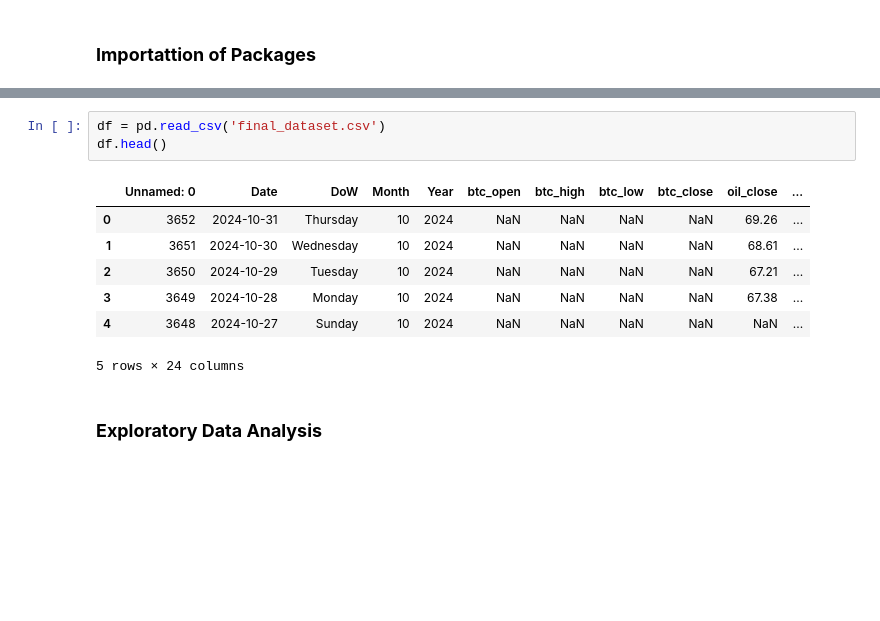
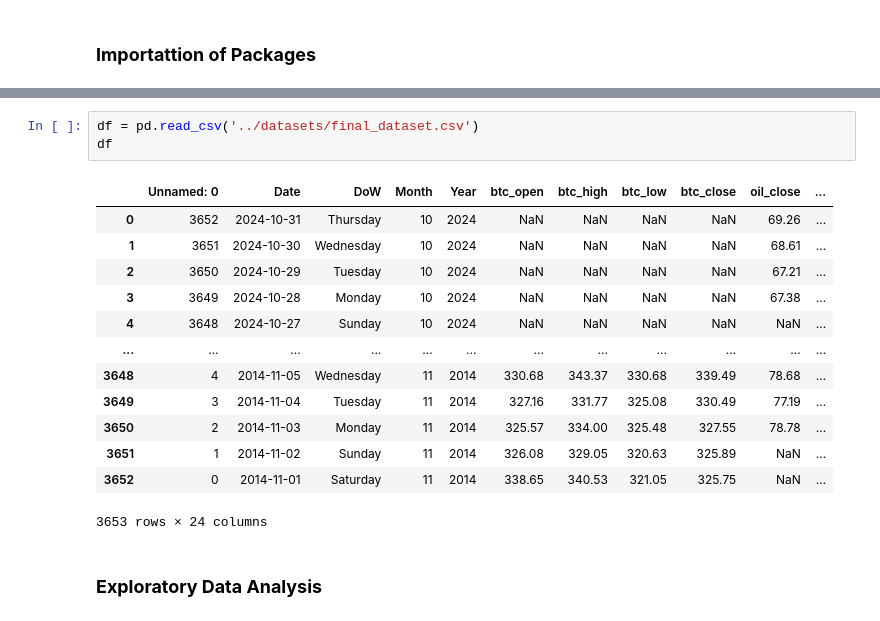
Before and after one commit to coderacheal/Inter-Market-Dynamics-Gold-Oil-Bitcoin-Dollar-Index, a Jupyter notebook: Notebooks/ml_pipelines.ipynb, the cells around one changed output, grey strips where cells are left out. Saved outputs shown, nothing was run; the diff lists cells and outputs as text; blank space fills up the shorter version.

```diff
--- a/Notebooks/ml_pipelines.ipynb
+++ b/Notebooks/ml_pipelines.ipynb
@@ -66,16 +47,22 @@ import warnings
 sns.set_style('darkgrid')
 warnings.filterwarnings("ignore",)
 # %%
-df = pd.read_csv('final_dataset.csv')
-df.head()
+df = pd.read_csv('../datasets/final_dataset.csv')
+df
 # %% [output]
 |  | Unnamed: 0 | Date | DoW | Month | Year | btc_open | btc_high | btc_low | btc_close | oil_close | ... |
 | 0 | 3652 | 2024-10-31 | Thursday | 10 | 2024 | NaN | NaN | NaN | NaN | 69.26 | ... |
 | 1 | 3651 | 2024-10-30 | Wednesday | 10 | 2024 | NaN | NaN | NaN | NaN | 68.61 | ... |
 | 2 | 3650 | 2024-10-29 | Tuesday | 10 | 2024 | NaN | NaN | NaN | NaN | 67.21 | ... |
 | 3 | 3649 | 2024-10-28 | Monday | 10 | 2024 | NaN | NaN | NaN | NaN | 67.38 | ... |
 | 4 | 3648 | 2024-10-27 | Sunday | 10 | 2024 | NaN | NaN | NaN | NaN | NaN | ... |
+| ... | ... | ... | ... | ... | ... | ... | ... | ... | ... | ... | ... |
+| 3648 | 4 | 2014-11-05 | Wednesday | 11 | 2014 | 330.68 | 343.37 | 330.68 | 339.49 | 78.68 | ... |
+| 3649 | 3 | 2014-11-04 | Tuesday | 11 | 2014 | 327.16 | 331.77 | 325.08 | 330.49 | 77.19 | ... |
+| 3650 | 2 | 2014-11-03 | Monday | 11 | 2014 | 325.57 | 334.00 | 325.48 | 327.55 | 78.78 | ... |
+| 3651 | 1 | 2014-11-02 | Sunday | 11 | 2014 | 326.08 | 329.05 | 320.63 | 325.89 | NaN | ... |
+| 3652 | 0 | 2014-11-01 | Saturday | 11 | 2014 | 338.65 | 340.53 | 321.05 | 325.75 | NaN | ... |
-5 rows × 24 columns
+3653 rows × 24 columns
 # %% [markdown]
 ### **Exploratory Data Analysis**
 # %%
```
Also changed, not shown: parts of 25 cells of this notebook, 3 other files.
